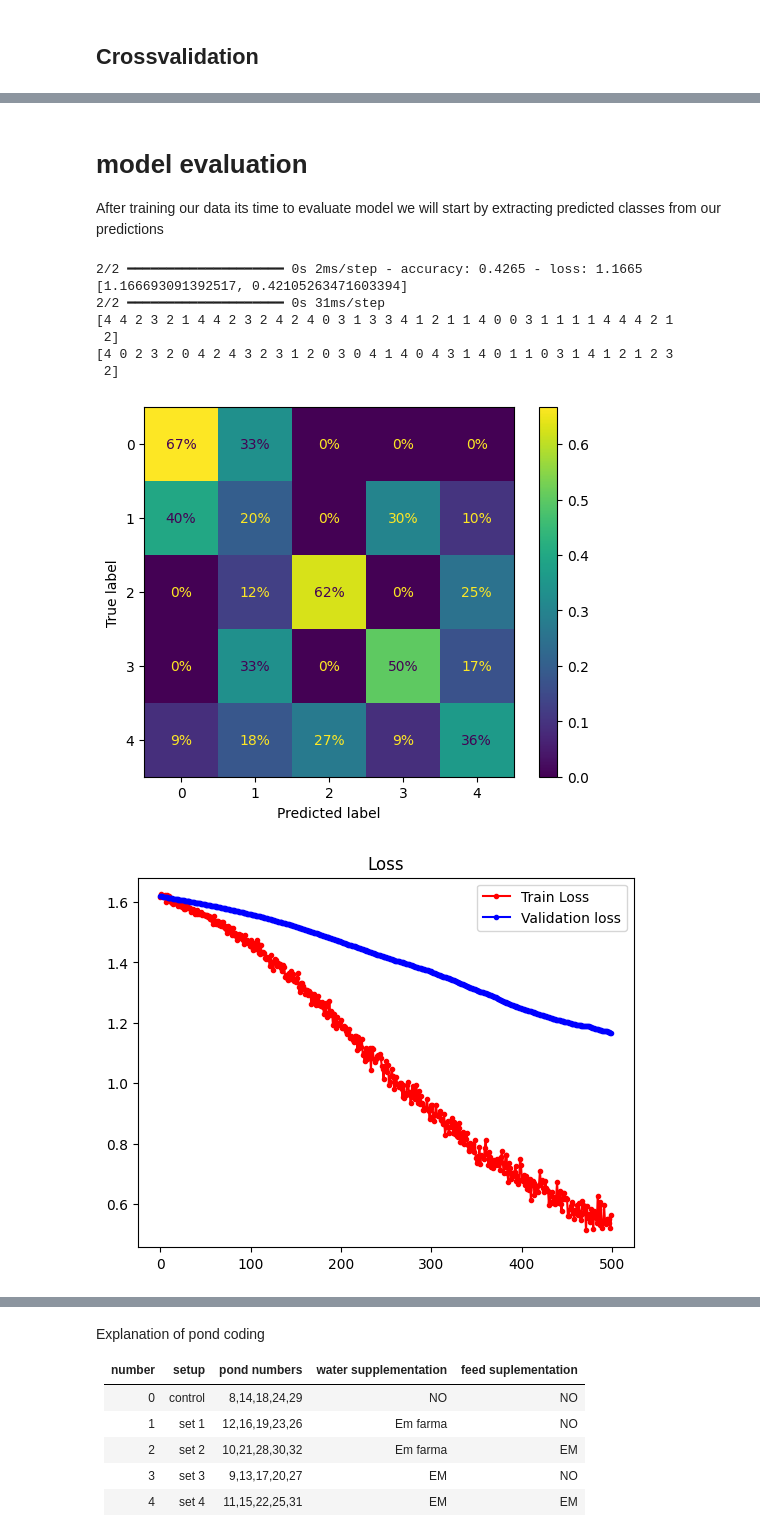
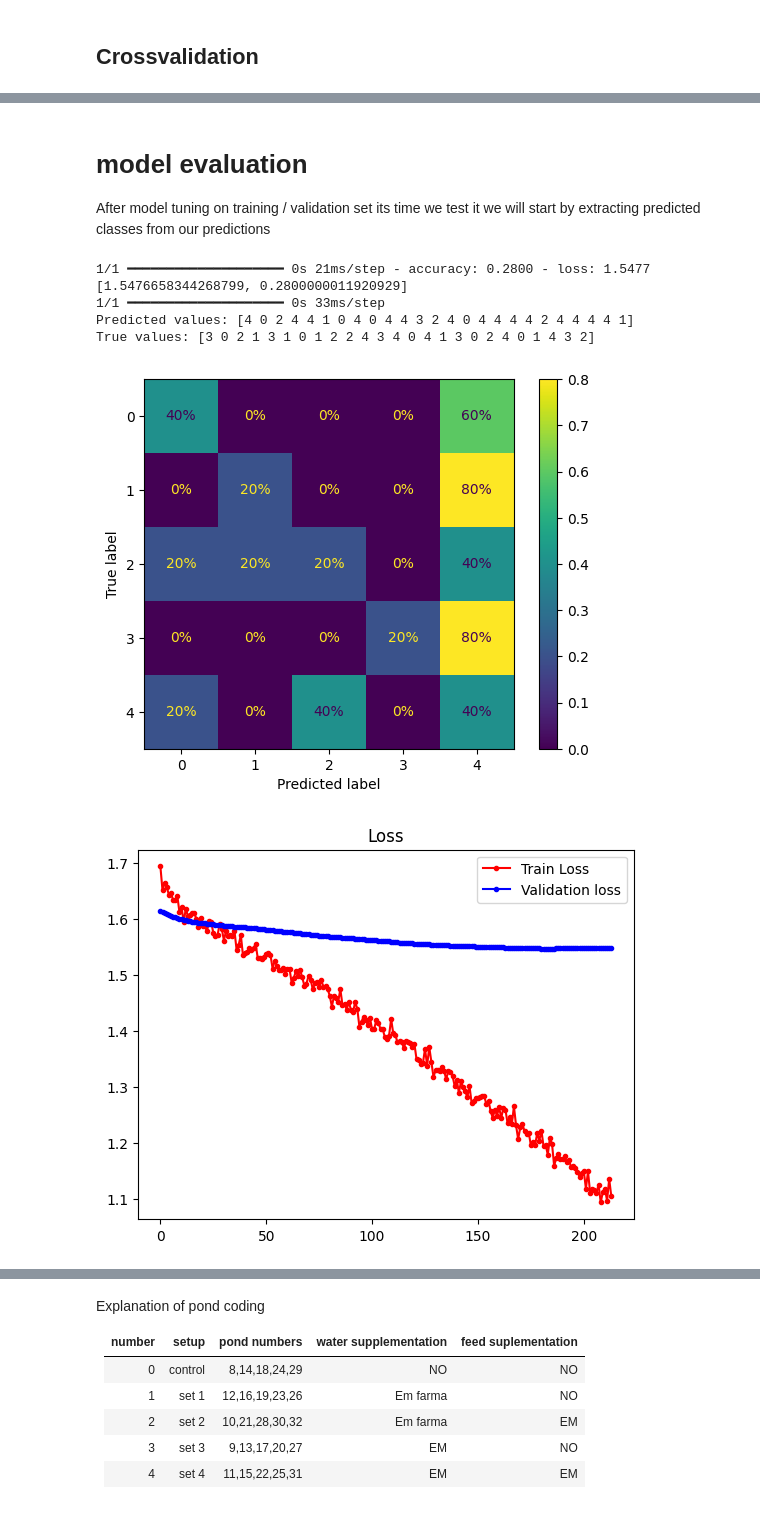
Before and after one commit to paq88/Fish_neural_network_classifier, a Jupyter notebook: Gut_analysis/Gut_1_FNN.ipynb, the cells around one changed output, grey strips where cells are left out. Drawn from its saved outputs; the diff is of its cells as text; code cells hidden in the pictures.

```diff
--- a/Gut_analysis/Gut_1_FNN.ipynb
+++ b/Gut_analysis/Gut_1_FNN.ipynb
@@ -272,3 +273,0 @@ evaluate_model(model1, history, X_test, y_test, acc_name = "Accuracy", loss_name
-# %%
-
-history1=model1.fit(df_train_val[predictors], y_train, epochs = 500, verbose = 1, shuffle = True, validation_data=(X_test, y_test))
@@ -292,0 +274,7 @@ Epoch 500/500
+# %%
+X_train = df_train_val[predictors].values
+y_train = keras.utils.to_categorical(df_train_val['pond_5'].values)
+X_test = df_test[predictors].values
+y_test = keras.utils.to_categorical(df_test['pond_5'].values)
+# %%
+es = EarlyStopping(monitor='val_loss', patience=30)
@@ -293,17 +283,16 @@ Epoch 500/500
+# %%
+history1=model1.fit(X_train, y_train, epochs = 300, verbose = 0, shuffle = True, validation_data=(X_test, y_test), callbacks = [es])
 # %% [markdown]
 # model evaluation
-After training our data its time to evaluate model
+After model tuning on training / validation set its time we test it
 we will start by extracting predicted classes from our predictions
 # %%
-# here we are using function from beggining but you can find more desrcribed below
-evaluate_model(model1, history1, X_test, y_test)
+evaluate_model(model1, history1, X_test, y_test, acc_name = "Accuracy", loss_name = "Loss")
 # %% [output]
-2/2 ━━━━━━━━━━━━━━━━━━━━ 0s 2ms/step - accuracy: 0.4265 - loss: 1.1665
-[1.166693091392517, 0.42105263471603394]
-2/2 ━━━━━━━━━━━━━━━━━━━━ 0s 31ms/step
-[4 4 2 3 2 1 4 4 2 3 2 4 2 4 0 3 1 3 3 4 1 2 1 1 4 0 0 3 1 1 1 1 4 4 4 2 1
- 2]
-[4 0 2 3 2 0 4 2 4 3 2 3 1 2 0 3 0 4 1 4 0 4 3 1 4 0 1 1 0 3 1 4 1 2 1 2 3
- 2]
+1/1 ━━━━━━━━━━━━━━━━━━━━ 0s 21ms/step - accuracy: 0.2800 - loss: 1.5477
+[1.5476658344268799, 0.2800000011920929]
+1/1 ━━━━━━━━━━━━━━━━━━━━ 0s 33ms/step
+Predicted values: [4 0 2 4 4 1 0 4 0 4 4 3 2 4 0 4 4 4 4 2 4 4 4 4 1]
+True values: [3 0 2 1 3 1 0 1 2 2 4 3 4 0 4 1 3 0 2 4 0 1 4 3 2]
-[figure, old version]
+[figure, new version]
-[figure, old version]
+[figure, new version]
```
Also changed, not shown: parts of 81 cells of this notebook.
